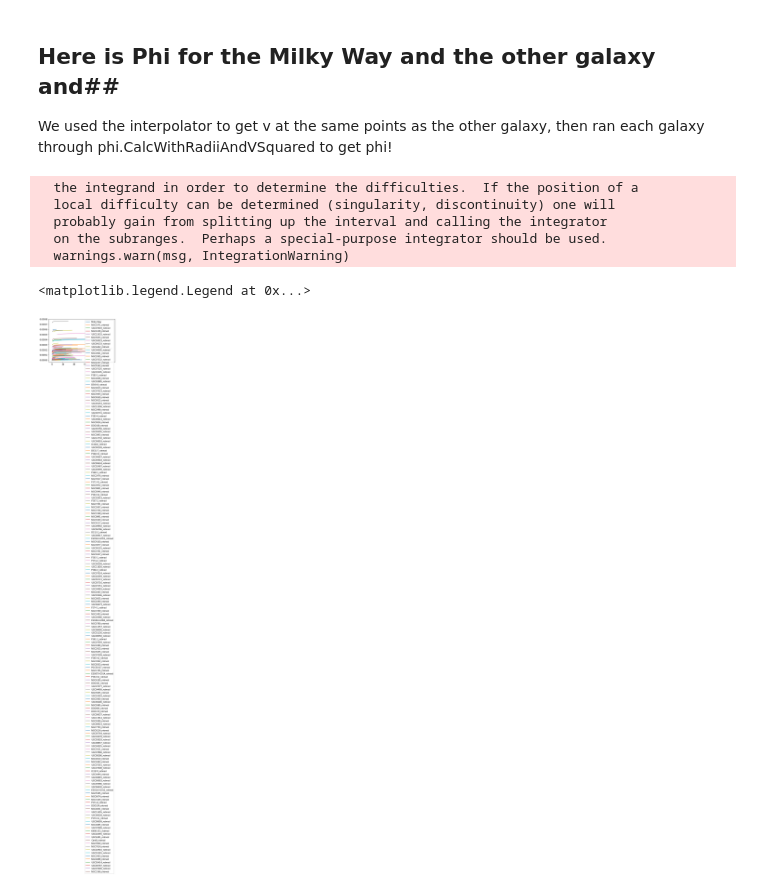
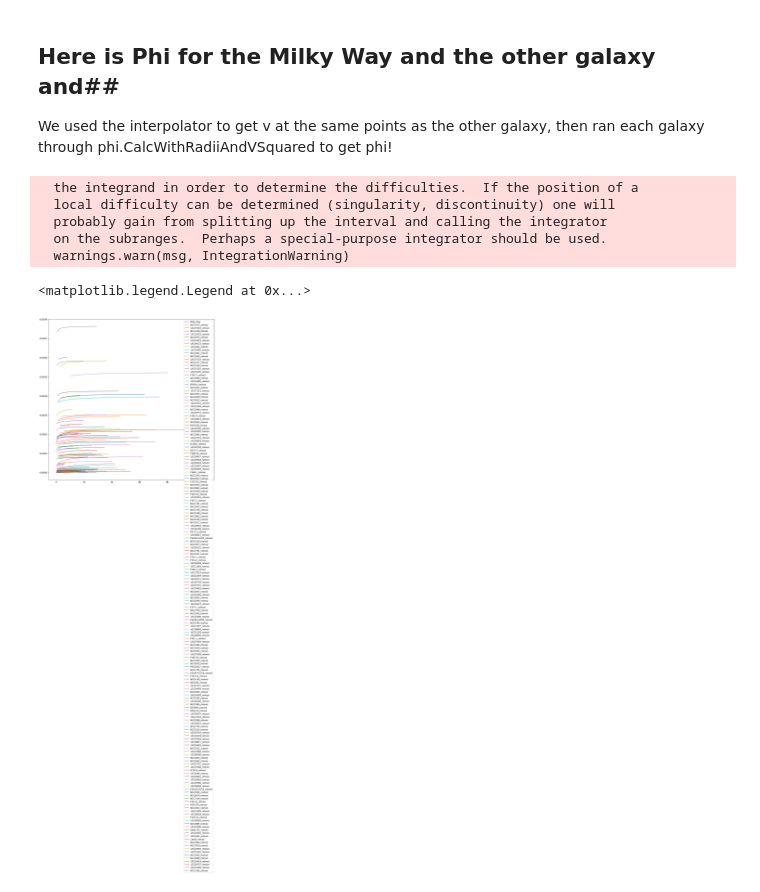
Before and after one commit to Cisneros-Galaxy/RCFM, a Jupyter notebook: Model.ipynb, the cells around one changed output. Saved outputs shown, nothing was run; the diff lists cells and outputs as text; code cells hidden in the pictures.

Commit message:
plot is now way bigger than it needs to be haha

```diff
--- a/Model.ipynb
+++ b/Model.ipynb
@@ -79,25 +79,25 @@ MW_phi = phi.CalcWithRadiiAndVSquared(NGC5371_rad, MW_vSquared)
 ## Here is Phi for the Milky Way and the other galaxy and##
 We used the interpolator to get v at the same points as the other galaxy, then ran each galaxy through phi.CalcWithRadiiAndVSquared to get phi!
 # %%
-f, ax = plt.subplots(1)
+f, ax = plt.subplots(1, figsize=(15,15))
 ax.plot(NGC5371_rad, MW_phi, label='Milky Way')
 
 for galaxyName in sparcGalaxies:
     galaxy = np.array(sparcGalaxies[galaxyName])
     radii = galaxy[:,0]
     gas = galaxy[:,3]
     disk = galaxy[:,4]
     bulge = galaxy[:,5]
     vSquared = gas*gas + disk*disk + bulge*bulge
     galaxyPhi = phi.CalcWithRadiiAndVSquared(radii, vSquared)
     ax.plot(radii, galaxyPhi, label=galaxyName)
 
 ax.legend(loc="upper right")
 # %% [output]
   the integrand in order to determine the difficulties.  If the position of a
   local difficulty can be determined (singularity, discontinuity) one will
   probably gain from splitting up the interval and calling the integrator
   on the subranges.  Perhaps a special-purpose integrator should be used.
   warnings.warn(msg, IntegrationWarning)
 <matplotlib.legend.Legend at 0x...>
-[figure, old version]
+[figure, new version]
```
